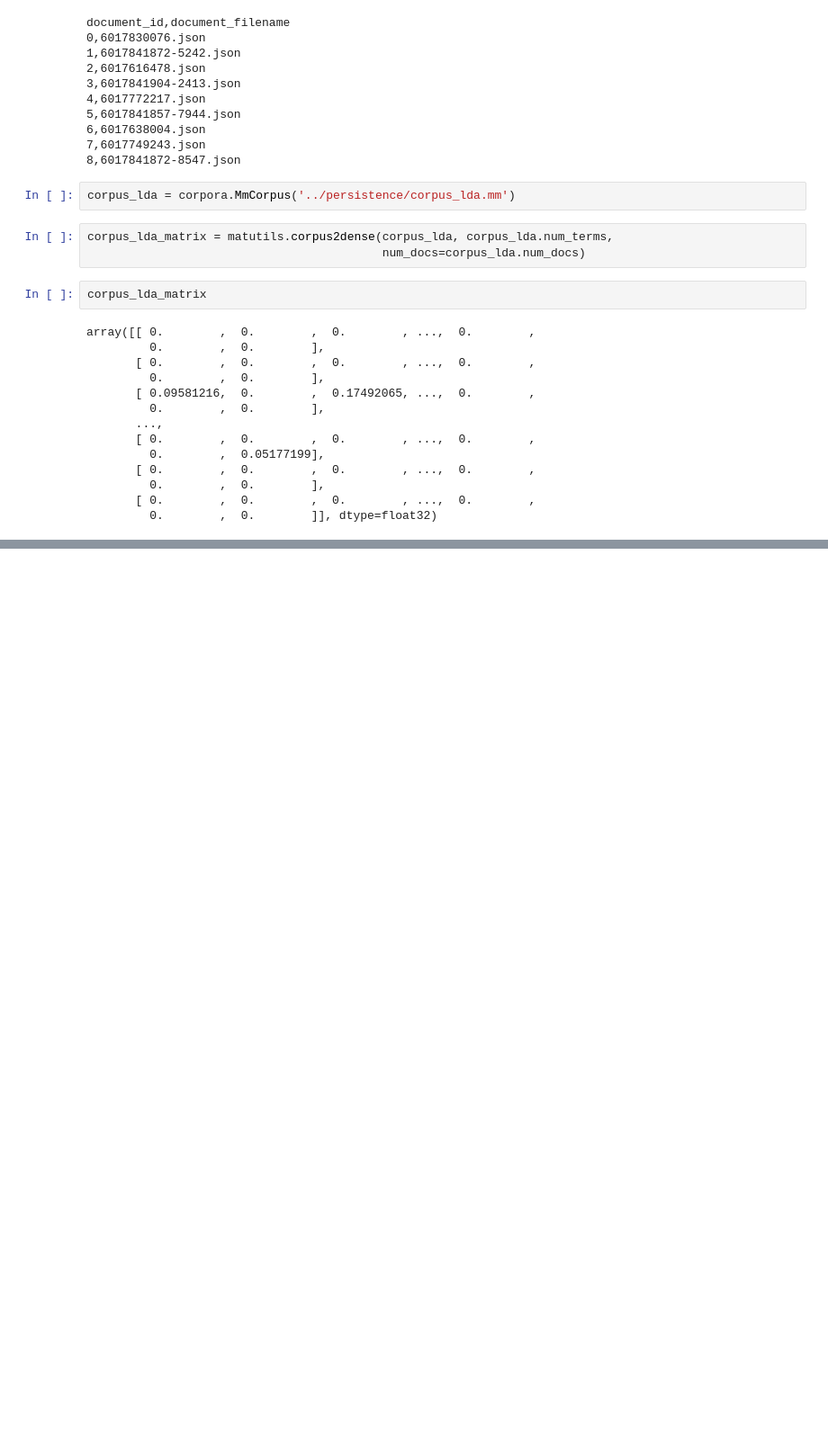
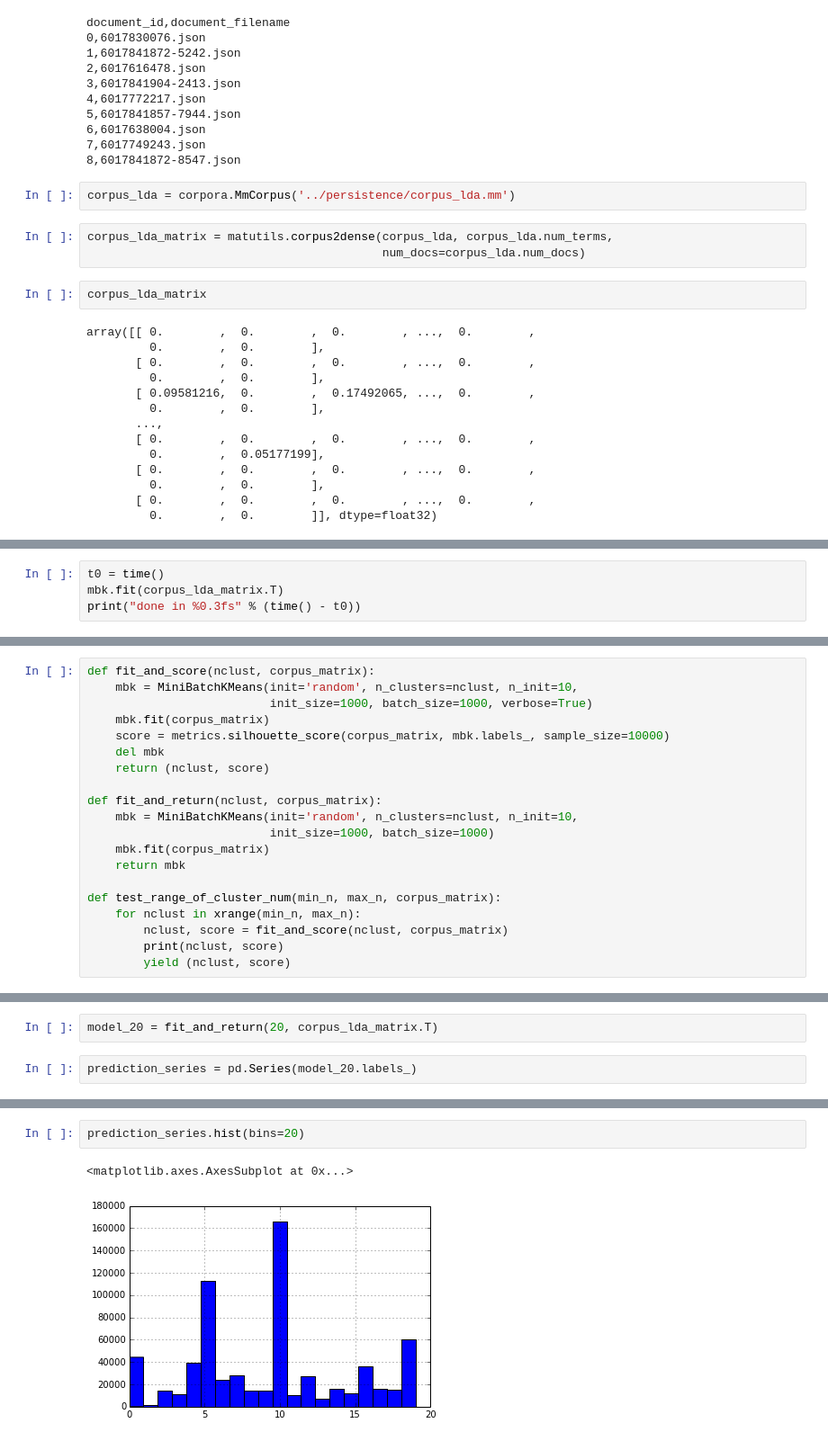
Before and after one commit to sunlightlabs/fcc-net-neutrality-comments, a Jupyter notebook: notebooks/analyzing_corpora.ipynb, the cells around one changed output, grey strips where cells are left out. Shown at 90% size. Drawn from its saved outputs; the diff is of its cells as text; blank space fills up the shorter version.

```diff
--- a/notebooks/analyzing_corpora.ipynb
+++ b/notebooks/analyzing_corpora.ipynb
@@ -253,0 +238,4 @@ Minibatch iteration 15/100: mean batch inertia: 1309.061231, ewa inertia: 1309.0
+# %%
+t0 = time()
+mbk.fit(corpus_lda_matrix.T)
+print("done in %0.3fs" % (time() - t0))
@@ -253,0 +279,20 @@ Minibatch iteration 15/100: mean batch inertia: 1309.061231, ewa inertia: 1309.0
+# %%
+def fit_and_score(nclust, corpus_matrix):
+    mbk = MiniBatchKMeans(init='random', n_clusters=nclust, n_init=10,
+                          init_size=1000, batch_size=1000, verbose=True)
+    mbk.fit(corpus_matrix)
+    score = metrics.silhouette_score(corpus_matrix, mbk.labels_, sample_size=10000)
+    del mbk
+    return (nclust, score)
+
+def fit_and_return(nclust, corpus_matrix):
+    mbk = MiniBatchKMeans(init='random', n_clusters=nclust, n_init=10,
+                          init_size=1000, batch_size=1000)
+    mbk.fit(corpus_matrix)
+    return mbk
+
+def test_range_of_cluster_num(min_n, max_n, corpus_matrix):
+    for nclust in xrange(min_n, max_n):
+        nclust, score = fit_and_score(nclust, corpus_matrix)
+        print(nclust, score)
+        yield (nclust, score)
@@ -253,0 +336,4 @@ Minibatch iteration 15/100: mean batch inertia: 1309.061231, ewa inertia: 1309.0
+# %%
+model_20 = fit_and_return(20, corpus_lda_matrix.T)
+# %%
+prediction_series = pd.Series(model_20.labels_)
@@ -253,0 +360,5 @@ Minibatch iteration 15/100: mean batch inertia: 1309.061231, ewa inertia: 1309.0
+# %%
+prediction_series.hist(bins=20)
+# %% [output]
+<matplotlib.axes.AxesSubplot at 0x...>
+[figure, added]
```
Also changed, not shown: parts of 81 cells of this notebook, 6 other files.
